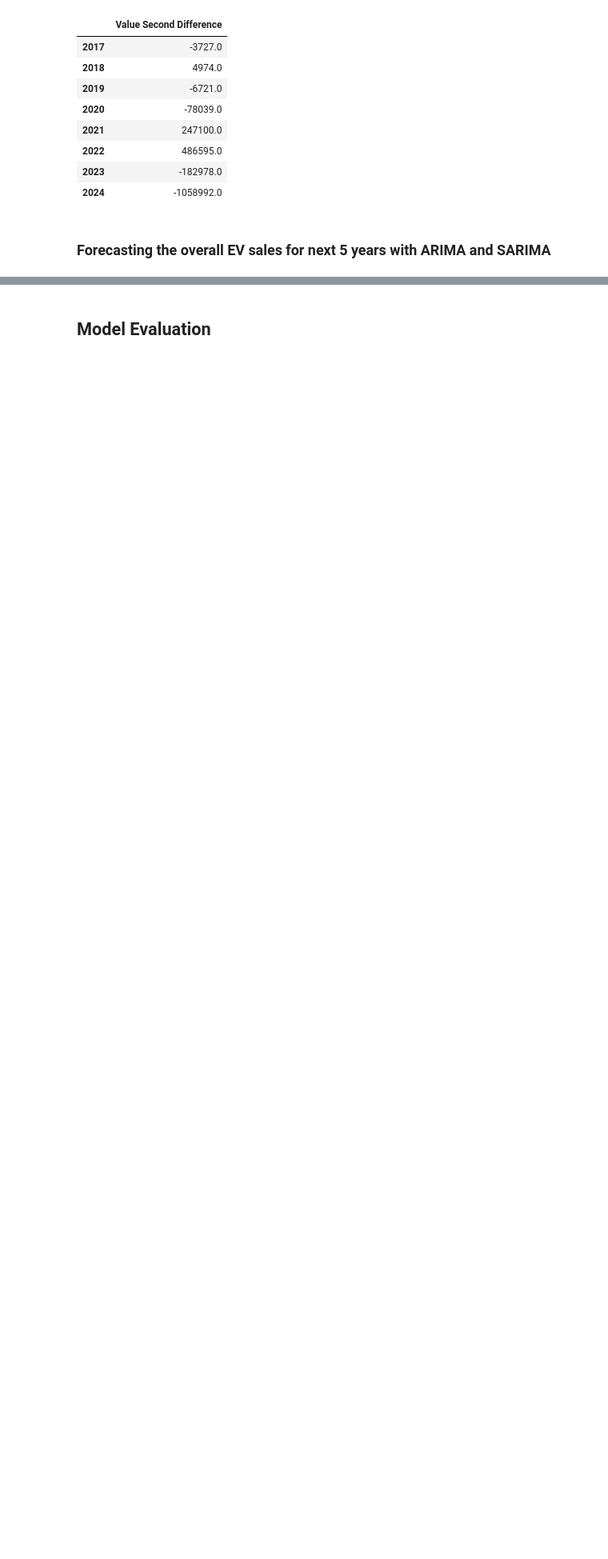
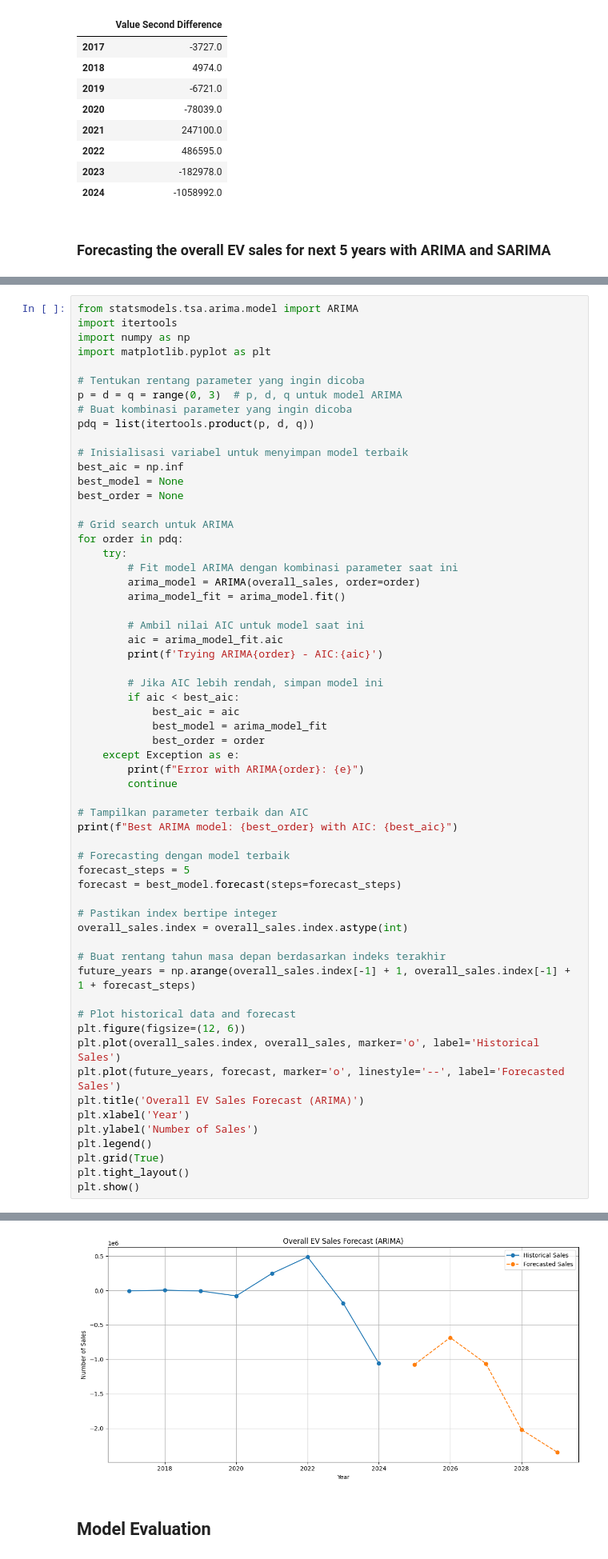
Before and after one commit to dietadestina/PA_EVCast, a Jupyter notebook: Copy_of_Indian_EV_Market_Trends_+_Forecast.ipynb, the cells around one changed output, grey strips where cells are left out. Shown at 80% size. Drawn from its saved outputs; the diff is of its cells as text; blank space fills up the shorter version.

```diff
--- a/Copy_of_Indian_EV_Market_Trends_+_Forecast.ipynb
+++ b/Copy_of_Indian_EV_Market_Trends_+_Forecast.ipynb
@@ -301,0 +298,61 @@ TypeError: tz must be string or tzinfo subclass, not <matplotlib.category.UnitDa
+# %%
+from statsmodels.tsa.arima.model import ARIMA
+import itertools
+import numpy as np
+import matplotlib.pyplot as plt
+
+# Tentukan rentang parameter yang ingin dicoba
+p = d = q = range(0, 3)  # p, d, q untuk model ARIMA
+# Buat kombinasi parameter yang ingin dicoba
+pdq = list(itertools.product(p, d, q))
+
+# Inisialisasi variabel untuk menyimpan model terbaik
+best_aic = np.inf
+best_model = None
+best_order = None
+
+# Grid search untuk ARIMA
+for order in pdq:
+    try:
+        # Fit model ARIMA dengan kombinasi parameter saat ini
+        arima_model = ARIMA(overall_sales, order=order)
+        arima_model_fit = arima_model.fit()
+
+        # Ambil nilai AIC untuk model saat ini
+        aic = arima_model_fit.aic
+        print(f'Trying ARIMA{order} - AIC:{aic}')
+
+        # Jika AIC lebih rendah, simpan model ini
+        if aic < best_aic:
+            best_aic = aic
+            best_model = arima_model_fit
+            best_order = order
+    except Exception as e:
+        print(f"Error with ARIMA{order}: {e}")
+        continue
+
+# Tampilkan parameter terbaik dan AIC
+print(f"Best ARIMA model: {best_order} with AIC: {best_aic}")
+
+# Forecasting dengan model terbaik
+forecast_steps = 5
+forecast = best_model.forecast(steps=forecast_steps)
+
+# Pastikan index bertipe integer
+overall_sales.index = overall_sales.index.astype(int)
+
+# Buat rentang tahun masa depan berdasarkan indeks terakhir
+future_years = np.arange(overall_sales.index[-1] + 1, overall_sales.index[-1] + 1 + forecast_steps)
+
+# Plot historical data and forecast
+plt.figure(figsize=(12, 6))
+plt.plot(overall_sales.index, overall_sales, marker='o', label='Historical Sales')
+plt.plot(future_years, forecast, marker='o', linestyle='--', label='Forecasted Sales')
+plt.title('Overall EV Sales Forecast (ARIMA)')
+plt.xlabel('Year')
+plt.ylabel('Number of Sales')
+plt.legend()
+plt.grid(True)
+plt.tight_layout()
+plt.show()
+# %% [output]
@@ -302,3 +376,4 @@ TypeError: tz must be string or tzinfo subclass, not <matplotlib.category.UnitDa
+[figure, added]
 # %% [markdown]
 ## Model Evaluation
 # %%
```
Also changed, not shown: parts of 13 cells of this notebook.
